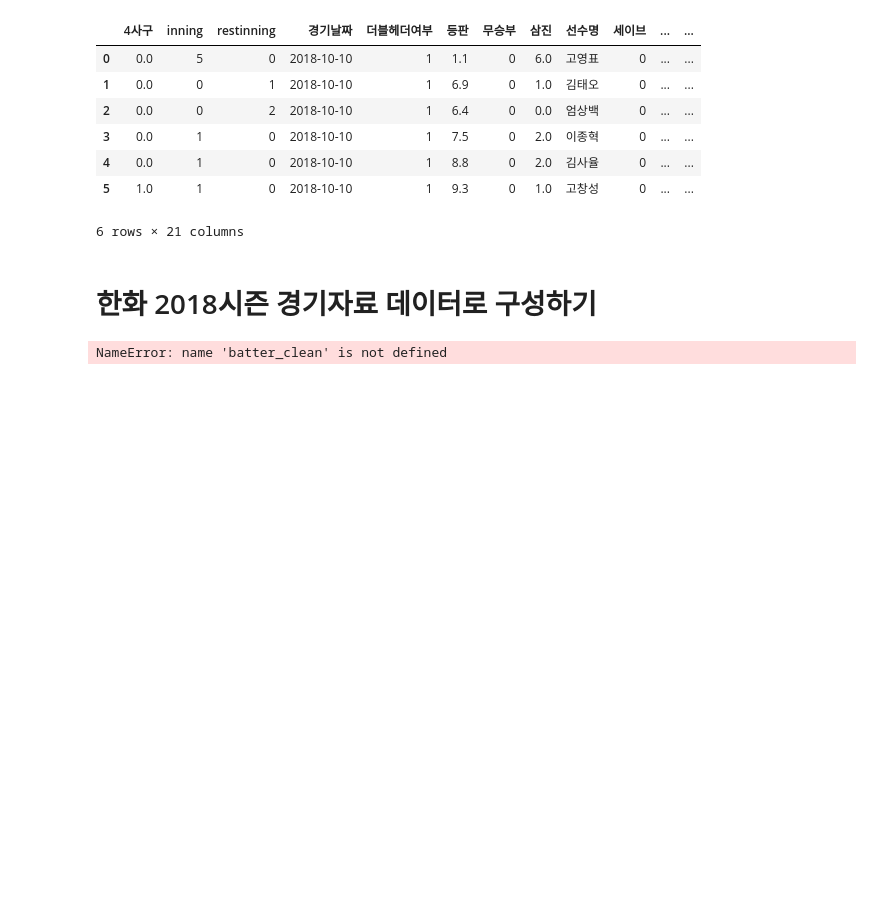
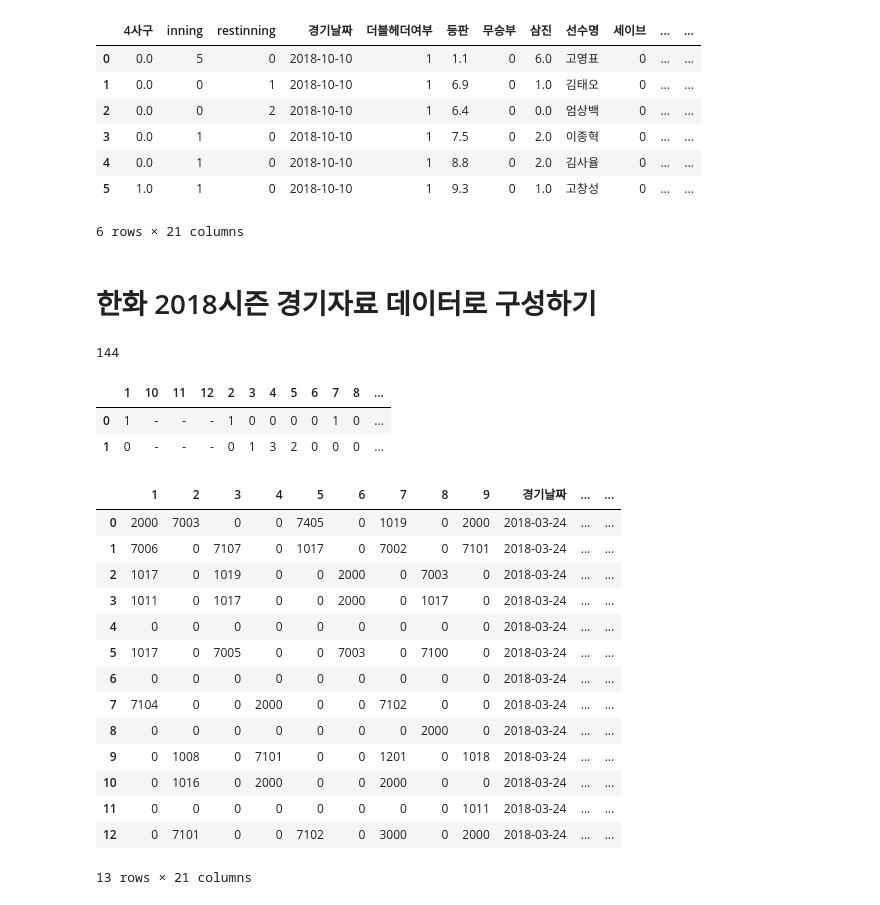
Before and after one commit to LOPES-HUFS/Data_Wrangling_for_KBO, a Jupyter notebook: notebook.ipynb, the cells around one changed output. Saved outputs shown, nothing was run; the diff lists cells and outputs as text; code cells hidden in the pictures; blank space fills up the shorter version.

```diff
--- a/notebook.ipynb
+++ b/notebook.ipynb
@@ -181,15 +182,40 @@ pd.DataFrame(modifying_data.pitcher_clean(temp_data,'away_pitcher')['20181010_KT
 #한화의 게임 아이디 목록을 불러와 줍니다.
 sample=pd.read_csv("./sample/gameid_sample.csv")
 sample.date=sample.date.astype(str)
-# %%
-temp=main.get_data(sample.date[0],sample.gameid[0])
-main.modify_data(temp)
-# %% [output]
-NameError: name 'batter_clean' is not defined
 # %%
 # 각 경기별로 자료를 get하고
 temp_full ={}
 for i in range(0,len(sample)):
-    temp_data = main.get_data(sample.date[i],sample.codelist[i])
-    main.moditemp_data
+    temp_data = main.get_data(sample.date[i],sample.gameid[i])
+    temp_data = main.modify_data(temp_data)
     temp_full.update(temp_data)
+# %%
+# 144경기가 다 들어왔는지 확인합니다.
+len(temp_full.keys())
+# %% [output]
+144
+# %%
+#첫 번째 경기를 잡아서 데이터가 잘 변경 됬는지 확인합니다
+pd.DataFrame(temp_full[list(temp_full.keys())[0]]['scoreboard'])
+# %% [output]
+|  | 1 | 10 | 11 | 12 | 2 | 3 | 4 | 5 | 6 | 7 | 8 | ... |
+| 0 | 1 | - | - | - | 1 | 0 | 0 | 0 | 0 | 1 | 0 | ... |
+| 1 | 0 | - | - | - | 0 | 1 | 3 | 2 | 0 | 0 | 0 | ... |
+# %%
+pd.DataFrame(temp_full[list(temp_full.keys())[0]]['away_batter'])
+# %% [output]
+|  | 1 | 2 | 3 | 4 | 5 | 6 | 7 | 8 | 9 | 경기날짜 | ... | ... |
+| 0 | 2000 | 7003 | 0 | 0 | 7405 | 0 | 1019 | 0 | 2000 | 2018-03-24 | ... | ... |
+| 1 | 7006 | 0 | 7107 | 0 | 1017 | 0 | 7002 | 0 | 7101 | 2018-03-24 | ... | ... |
+| 2 | 1017 | 0 | 1019 | 0 | 0 | 2000 | 0 | 7003 | 0 | 2018-03-24 | ... | ... |
+| 3 | 1011 | 0 | 1017 | 0 | 0 | 2000 | 0 | 1017 | 0 | 2018-03-24 | ... | ... |
+| 4 | 0 | 0 | 0 | 0 | 0 | 0 | 0 | 0 | 0 | 2018-03-24 | ... | ... |
+| 5 | 1017 | 0 | 7005 | 0 | 0 | 7003 | 0 | 7100 | 0 | 2018-03-24 | ... | ... |
+| 6 | 0 | 0 | 0 | 0 | 0 | 0 | 0 | 0 | 0 | 2018-03-24 | ... | ... |
+| 7 | 7104 | 0 | 0 | 2000 | 0 | 0 | 7102 | 0 | 0 | 2018-03-24 | ... | ... |
+| 8 | 0 | 0 | 0 | 0 | 0 | 0 | 0 | 2000 | 0 | 2018-03-24 | ... | ... |
+| 9 | 0 | 1008 | 0 | 7101 | 0 | 0 | 1201 | 0 | 1018 | 2018-03-24 | ... | ... |
+| 10 | 0 | 1016 | 0 | 2000 | 0 | 0 | 2000 | 0 | 0 | 2018-03-24 | ... | ... |
+| 11 | 0 | 0 | 0 | 0 | 0 | 0 | 0 | 0 | 1011 | 2018-03-24 | ... | ... |
+| 12 | 0 | 7101 | 0 | 0 | 7102 | 0 | 3000 | 0 | 2000 | 2018-03-24 | ... | ... |
+13 rows × 21 columns
```
Also changed, not shown: parts of 5 cells of this notebook, 1 other file.
